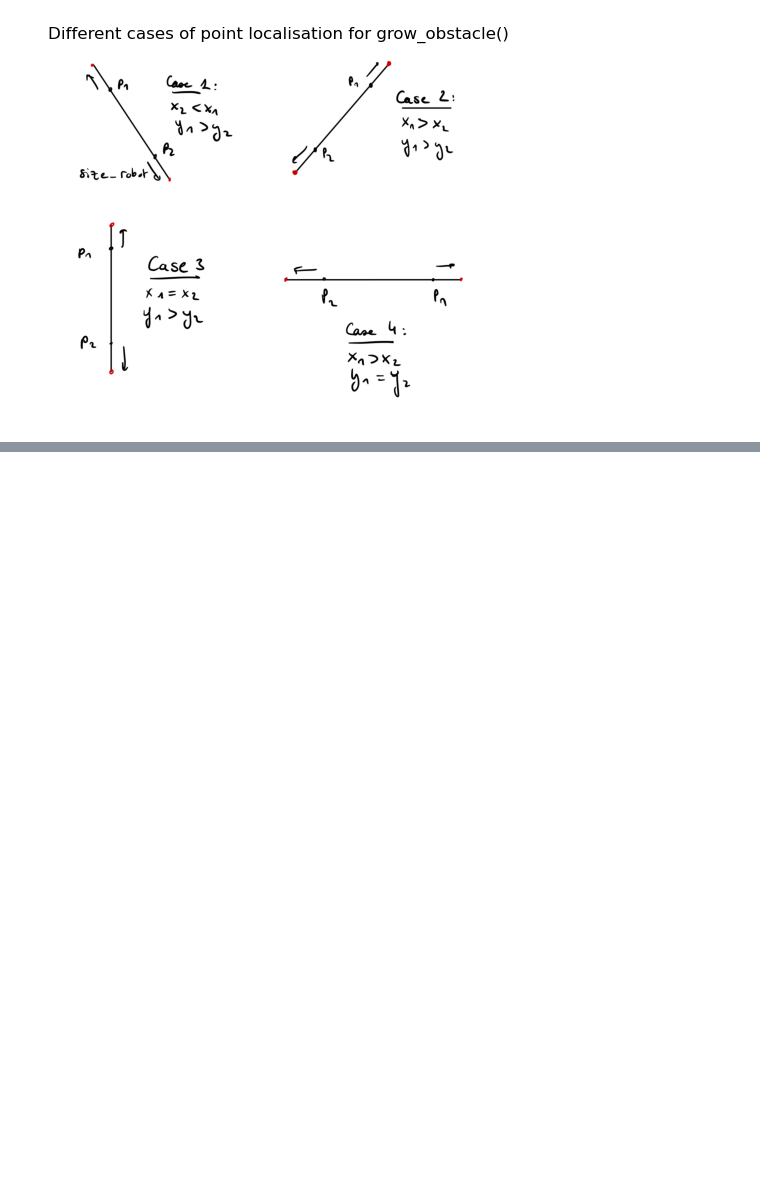
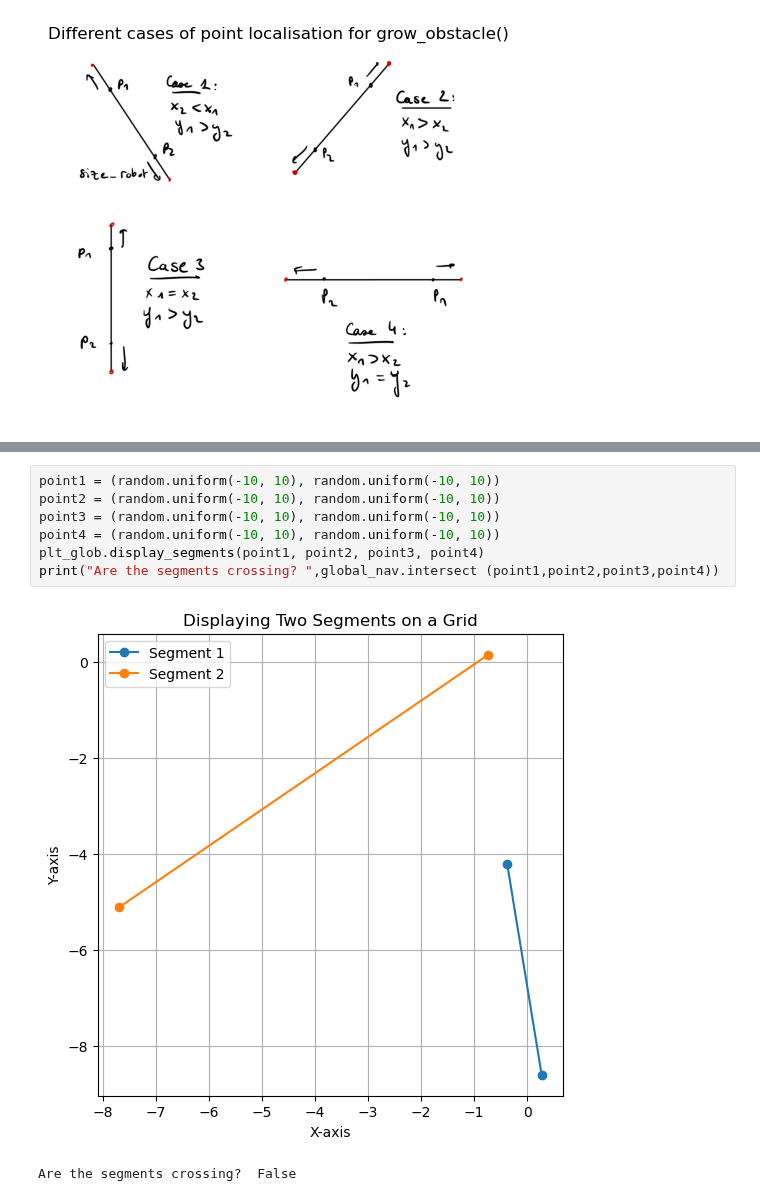
Before and after one commit to Armonis5/ThymioMob, a Jupyter notebook: Global_demo.ipynb, the cells around one changed output, grey strips where cells are left out. Saved outputs shown, nothing was run; the diff lists cells and outputs as text; blank space fills up the shorter version.

```diff
--- a/Global_demo.ipynb
+++ b/Global_demo.ipynb
@@ -40,0 +47,10 @@ plt_glob.plot_expended_obstacles(object_corners, SandG, expended_corners)
+# %%
+point1 = (random.uniform(-10, 10), random.uniform(-10, 10))
+point2 = (random.uniform(-10, 10), random.uniform(-10, 10))
+point3 = (random.uniform(-10, 10), random.uniform(-10, 10))
+point4 = (random.uniform(-10, 10), random.uniform(-10, 10))
+plt_glob.display_segments(point1, point2, point3, point4)
+print("Are the segments crossing? ",global_nav.intersect (point1,point2,point3,point4))
+# %% [output]
+[figure, added]
+Are the segments crossing?  False
```
Also changed, not shown: parts of 7 cells of this notebook, 2 other files.
